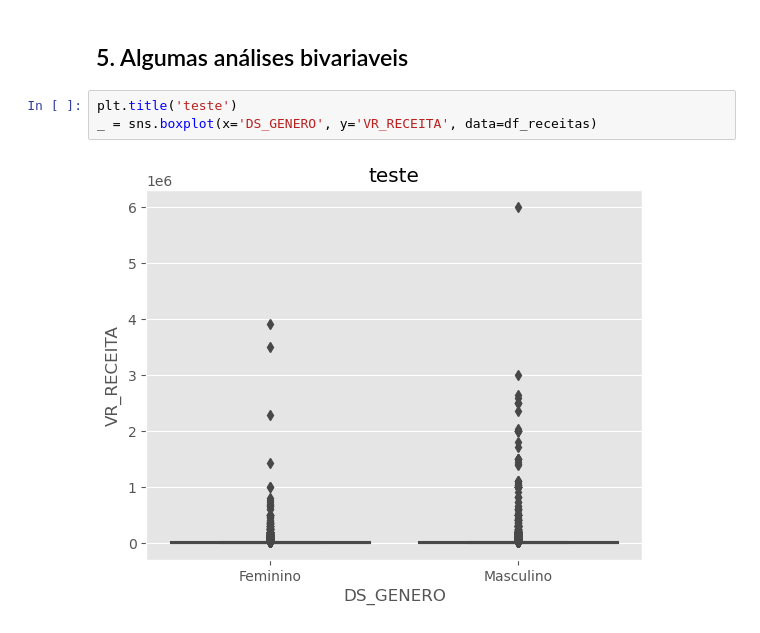
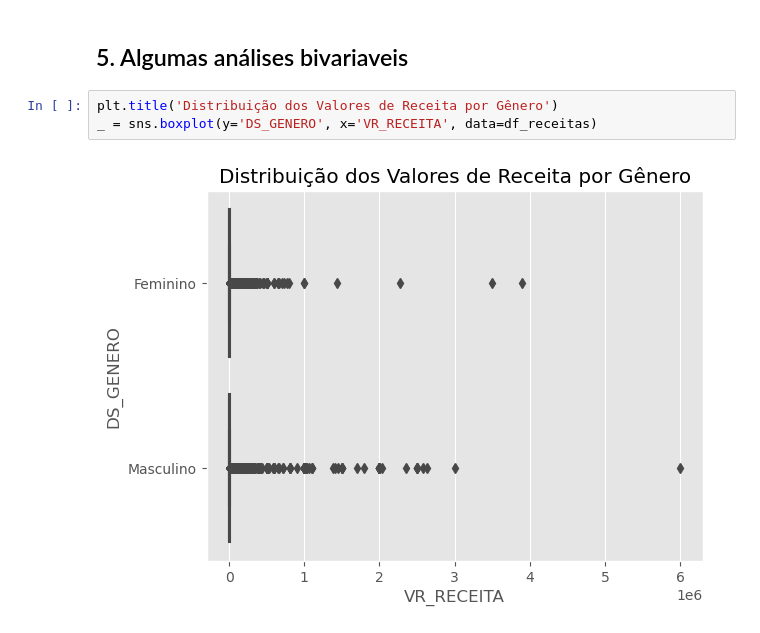
Before and after one commit to devBino/analise_dados_cases, a Jupyter notebook: prestacao_contas_partidos/rio_grande_do_sul/analise.ipynb, the cells around one changed output. Drawn from its saved outputs; the diff is of its cells as text.

Commit message:
Revisando grafico de bloxpot de distribuição de receitas por gênero

```diff
--- a/prestacao_contas_partidos/rio_grande_do_sul/analise.ipynb
+++ b/prestacao_contas_partidos/rio_grande_do_sul/analise.ipynb
@@ -134,7 +134,7 @@ ax.yaxis.set_major_formatter(formatter)
 # %% [markdown]
 ## 5. Algumas análises bivariaveis
 # %%
-plt.title('teste')
-_ = sns.boxplot(x='DS_GENERO', y='VR_RECEITA', data=df_receitas)
+plt.title('Distribuição dos Valores de Receita por Gênero')
+_ = sns.boxplot(y='DS_GENERO', x='VR_RECEITA', data=df_receitas)
 # %% [output]
-[figure, old version]
+[figure, new version]
```
